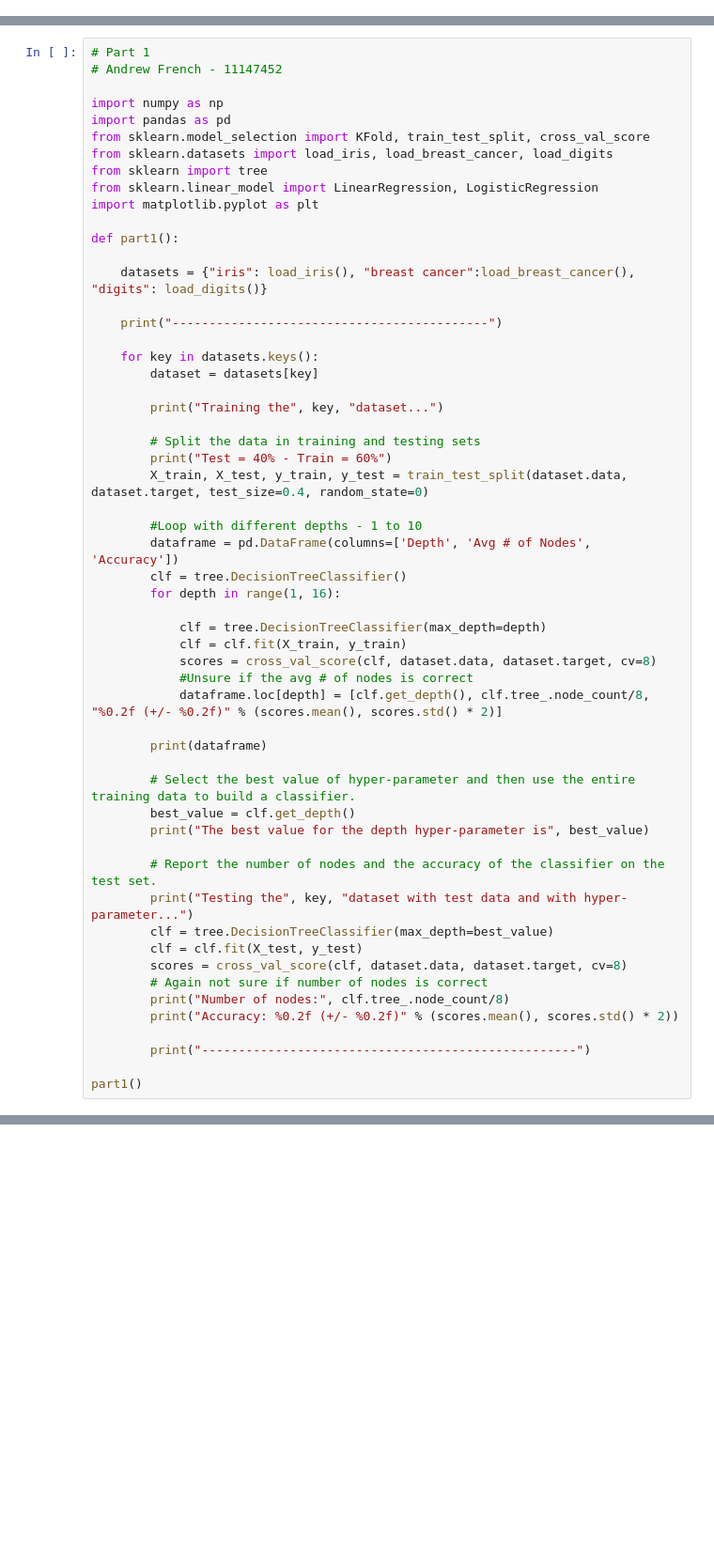
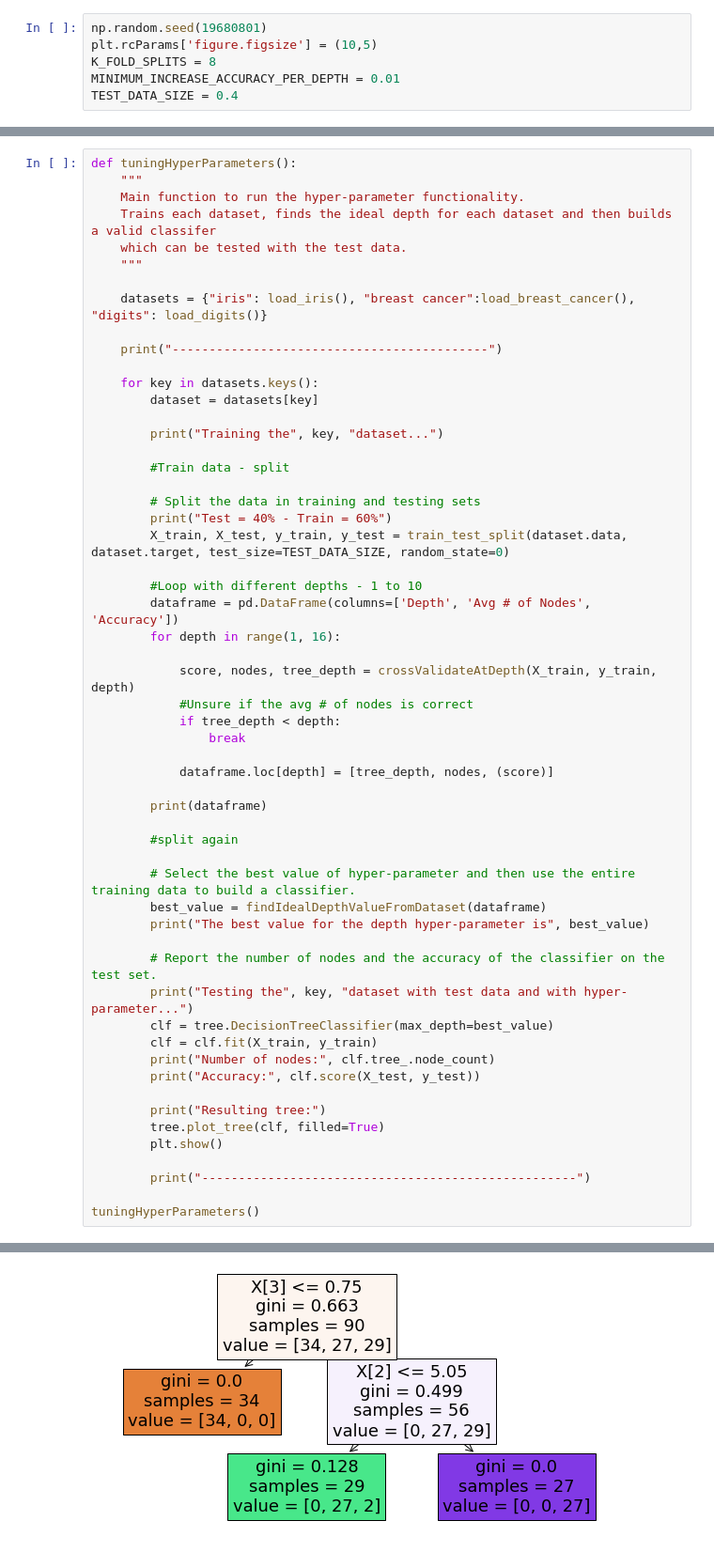
Before and after one commit to AndyFrench11/COSC401_Assignment1, a Jupyter notebook: COSC401 Assignment 1 - Andrew French.ipynb, the cells around one changed output, grey strips where cells are left out. Shown: that part at 94% size. Cells and saved outputs as stored; diff of their text form; blank space fills up the shorter version.

```diff
--- a/COSC401 Assignment 1 - Andrew French.ipynb
+++ b/COSC401 Assignment 1 - Andrew French.ipynb
@@ -2,0 +19,6 @@ np.random.seed(19680801)
+# %%
+np.random.seed(19680801)
+plt.rcParams['figure.figsize'] = (10,5)
+K_FOLD_SPLITS = 8
+MINIMUM_INCREASE_ACCURACY_PER_DEPTH = 0.01
+TEST_DATA_SIZE = 0.4
@@ -3,16 +76,10 @@ np.random.seed(19680801)
 # %%
-# Part 1
-# Andrew French - 11147452
-
-import numpy as np
-import pandas as pd
-from sklearn.model_selection import KFold, train_test_split, cross_val_score
-from sklearn.datasets import load_iris, load_breast_cancer, load_digits
-from sklearn import tree
-from sklearn.linear_model import LinearRegression, LogisticRegression
-import matplotlib.pyplot as plt
-
-def part1():
+def tuningHyperParameters():
+    """
+    Main function to run the hyper-parameter functionality.
+    Trains each dataset, finds the ideal depth for each dataset and then builds a valid classifer
+    which can be tested with the test data.
+    """
 
     datasets = {"iris": load_iris(), "breast cancer":load_breast_cancer(), "digits": load_digits()}
 
@@ -23,36 +90,43 @@ def part1():
 
         print("Training the", key, "dataset...")
 
+        #Train data - split
+
         # Split the data in training and testing sets
         print("Test = 40% - Train = 60%")
-        X_train, X_test, y_train, y_test = train_test_split(dataset.data, dataset.target, test_size=0.4, random_state=0)
+        X_train, X_test, y_train, y_test = train_test_split(dataset.data, dataset.target, test_size=TEST_DATA_SIZE, random_state=0)
 
         #Loop with different depths - 1 to 10
         dataframe = pd.DataFrame(columns=['Depth', 'Avg # of Nodes', 'Accuracy'])
-        clf = tree.DecisionTreeClassifier()
         for depth in range(1, 16):
 
-            clf = tree.DecisionTreeClassifier(max_depth=depth)
-            clf = clf.fit(X_train, y_train)
-            scores = cross_val_score(clf, dataset.data, dataset.target, cv=8)
+            score, nodes, tree_depth = crossValidateAtDepth(X_train, y_train, depth)
             #Unsure if the avg # of nodes is correct
-            dataframe.loc[depth] = [clf.get_depth(), clf.tree_.node_count/8, "%0.2f (+/- %0.2f)" % (scores.mean(), scores.std() * 2)]
+            if tree_depth < depth:
+                break
+
+            dataframe.loc[depth] = [tree_depth, nodes, (score)]
 
         print(dataframe)
 
+        #split again
+
         # Select the best value of hyper-parameter and then use the entire training data to build a classifier.
-        best_value = clf.get_depth()
+        best_value = findIdealDepthValueFromDataset(dataframe)
         print("The best value for the depth hyper-parameter is", best_value)
 
         # Report the number of nodes and the accuracy of the classifier on the test set.
         print("Testing the", key, "dataset with test data and with hyper-parameter...")
         clf = tree.DecisionTreeClassifier(max_depth=best_value)
-        clf = clf.fit(X_test, y_test)
-        scores = cross_val_score(clf, dataset.data, dataset.target, cv=8)
-        # Again not sure if number of nodes is correct
-        print("Number of nodes:", clf.tree_.node_count/8)
-        print("Accuracy: %0.2f (+/- %0.2f)" % (scores.mean(), scores.std() * 2))
+        clf = clf.fit(X_train, y_train)
+        print("Number of nodes:", clf.tree_.node_count)
+        print("Accuracy:", clf.score(X_test, y_test))
+
+        print("Resulting tree:")
+        tree.plot_tree(clf, filled=True)
+        plt.show()
 
         print("---------------------------------------------------")
 
-part1()
+tuningHyperParameters()
+# %% [output]
@@ -58,0 +146 @@ part1()
+[figure, added]
```
Also changed, not shown: parts of 22 cells of this notebook.
